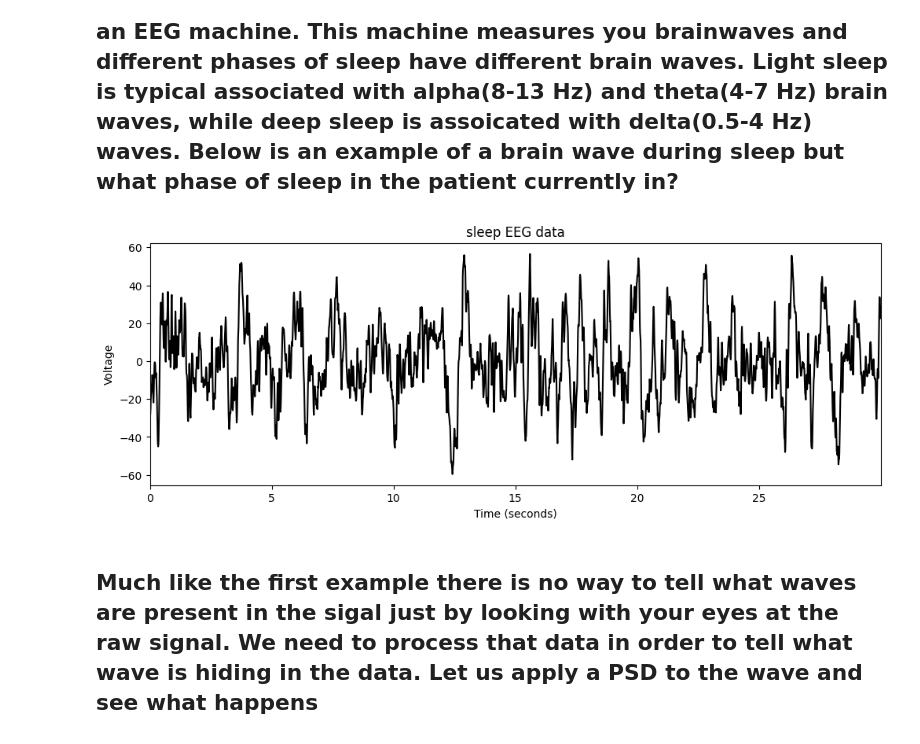
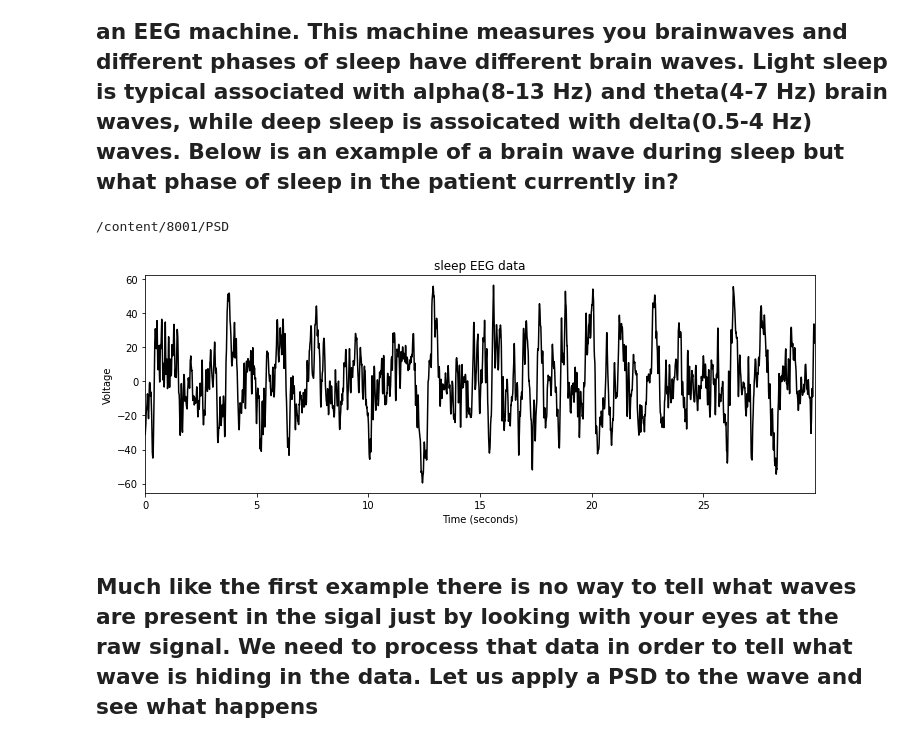
Before and after one commit to GregGlickert/8001, a Jupyter notebook: PSD/PSD.ipynb, the cells around one changed output. Saved outputs shown, nothing was run; the diff lists cells and outputs as text; code cells hidden in the pictures.

```diff
--- a/PSD/PSD.ipynb
+++ b/PSD/PSD.ipynb
@@ -40,28 +40,27 @@ plt.show()
 # %%
 import os
 if os.path.isfile('data.txt'):
     data = np.loadtxt('data.txt')
 else:
-    import requests
-    url = 'https://github.com/GregGlickert/8001/PSD/data.txt'
-    r = requests.get(url, allow_redirects=True)
-    open('lgn_spikes.nwb', 'wb').write(r.content)
-    data = np.loadtxt('data.txt')
+    !git clone https://github.com/GregGlickert/8001 &> /dev/null
+    %cd 8001/PSD
+    data = data = np.loadtxt('data.txt')
 
 # Define sampling frequency and time vector
 sf = 100.
 time = np.arange(data.size) / sf
 
 # Plot the signal
 fig, ax = plt.subplots(1, 1, figsize=(12, 4))
 plt.plot(time, data, lw=1.5, color='k')
 plt.xlabel('Time (seconds)')
 plt.ylabel('Voltage')
 plt.xlim([time.min(), time.max()])
 plt.title('sleep EEG data')
 plt.show()
 # %% [output]
+/content/8001/PSD
-[figure, old version]
+[figure, new version]
 # %% [markdown]
 ## Much like the first example there is no way to tell what waves are present in the sigal just by looking with your eyes at the raw signal. We need to process that data in order to tell what wave is hiding in the data. Let us apply a PSD to the wave and see what happens
 # %%
```
Also changed, not shown: parts of 3 cells of this notebook, 2 other files.
